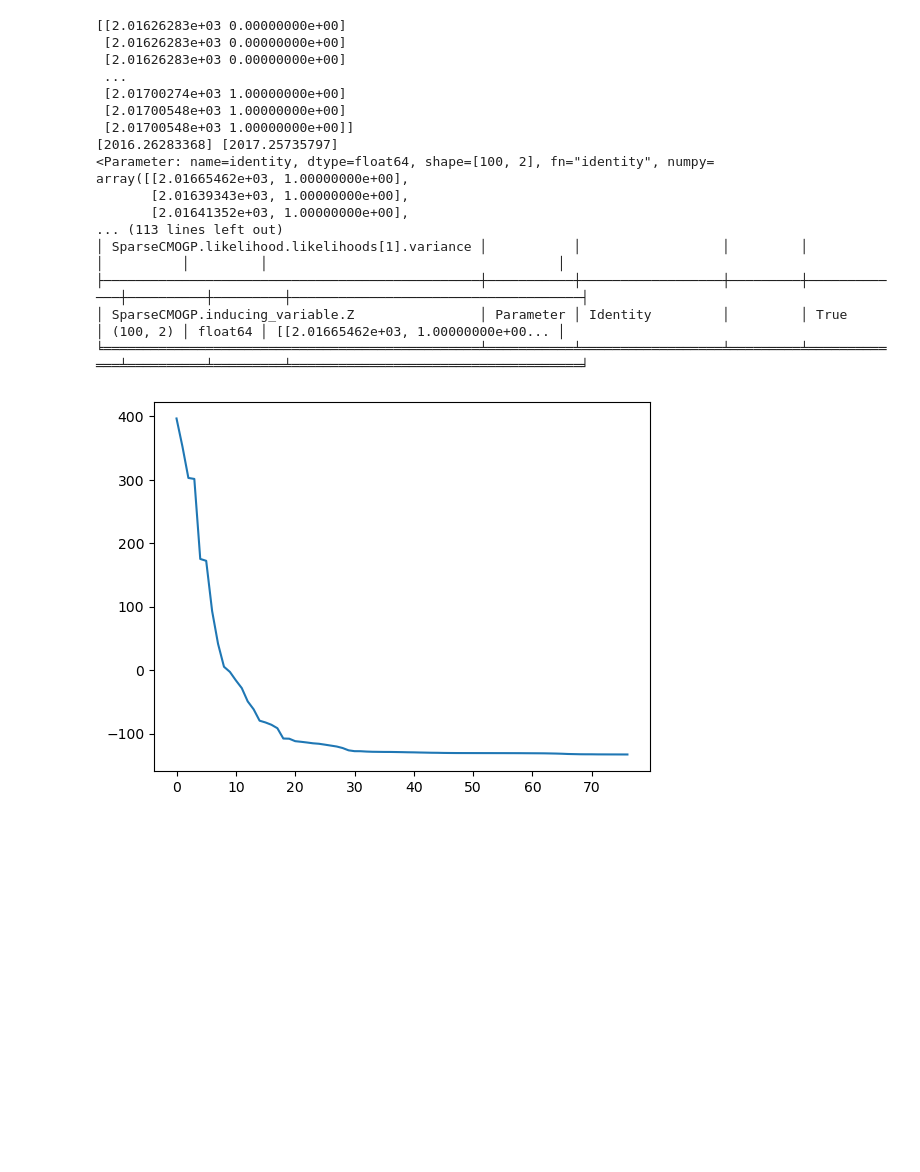
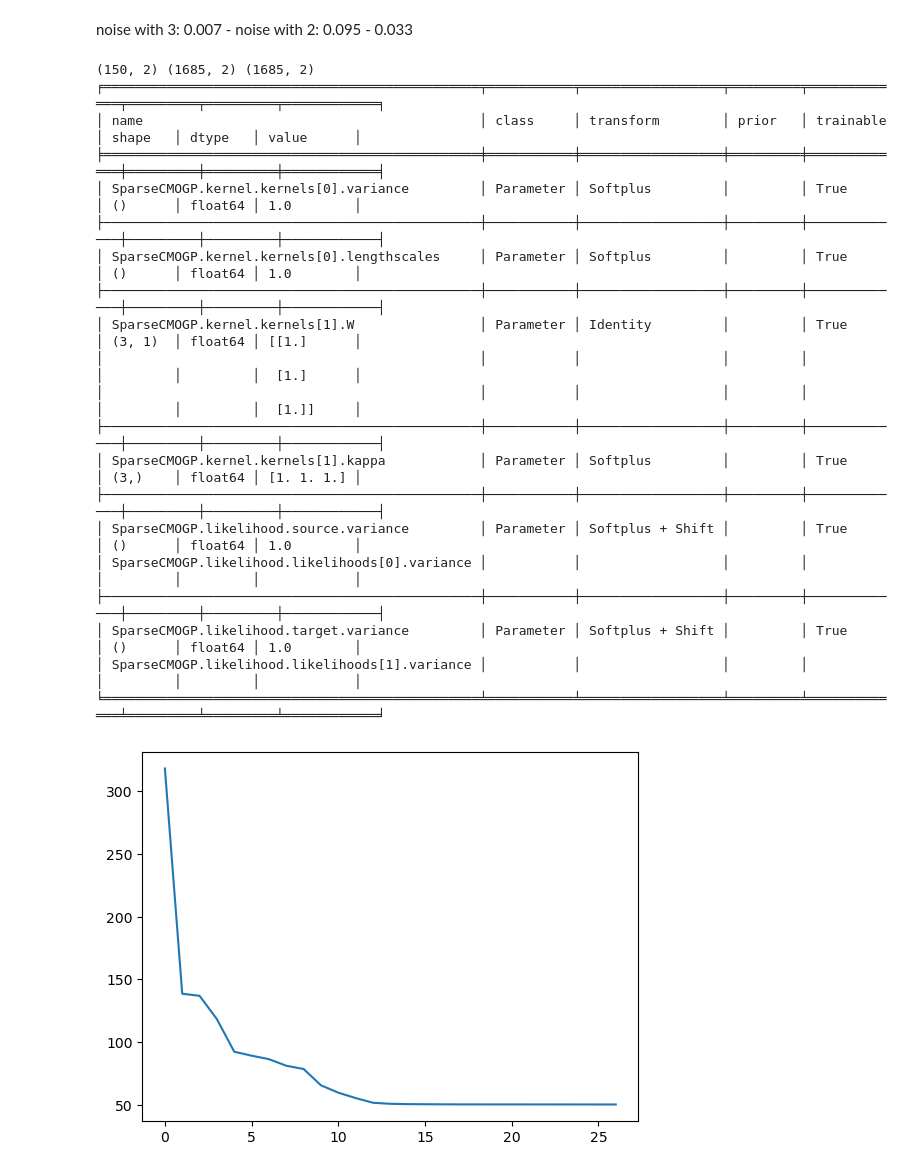
Before and after one commit to JVerbeek/at-gpflow, a Jupyter notebook: experiments/soil-moisture/soil_transfer_learning.ipynb, the cells around one changed output. Cells and saved outputs as stored; diff of their text form; code cells hidden in the pictures; blank space fills up the shorter version.

```diff
--- a/experiments/soil-moisture/soil_transfer_learning.ipynb
+++ b/experiments/soil-moisture/soil_transfer_learning.ipynb
@@ -15,9 +15,9 @@ sys.path.append(str(at_dir))
 sys.path.append(str(subdir))
 BASE = str(subdir)
 
-source = pd.read_csv(BASE+"/data/station_data/RM_SM_14_calibrated.csv")
+source = pd.read_csv(BASE+"/data/station_data/RM_SM_15_calibrated.csv")
 source2 = pd.read_csv(BASE+"/data/station_data/RM_SM_02_calibrated.csv")
-target = pd.read_csv(BASE+"/data/station_data/RM_SM_15_calibrated.csv")
+target = pd.read_csv(BASE+"/data/station_data/RM_SM_14_calibrated.csv")
 source["Measurement Time"] = pd.to_datetime(source["Measurement Time"])
 source2["Measurement Time"] = pd.to_datetime(source2["Measurement Time"])
 target["Measurement Time"] = pd.to_datetime(target["Measurement Time"])
@@ -26,8 +26,8 @@ source.index = source["Measurement Time"]
 source2.index = source2["Measurement Time"]
 target.index = target["Measurement Time"]
 
-source = source.resample("3H").last()
-source2 = source2.resample("3H").last()
+source = source.resample("12H").last()
+source2 = source2.resample("24H").last()
 target = target.resample("12H").last()
 
 source['decimal_year'] = source['Measurement Time'].dt.year + (source['Measurement Time'].dt.dayofyear - 1) / 365.25
@@ -66,18 +66,19 @@ By = By_nans[~np.isnan(By_nans)].reshape(-1, 1)
 By = (By - By.mean()) / np.std(By)
 Bx = Bx[~np.isnan(By_nans)].reshape(-1, 1)
 
-Xtest = Bx[int(len(Bx)*0.75):]
-ytest = By[int(len(By)*0.75):]
-Bx = Bx[:int(len(Bx)*0.75)]
-By = By[:int(len(By)*0.75)]
 
 Cy_nans = source2["5 cm VWC [m3/m3]"].to_numpy().reshape(-1, 1)
 Cy = Cy_nans[~np.isnan(Cy_nans)].reshape(-1, 1)
 Cy = (Cy - Cy.mean()) / np.std(Cy)
 Cx = Cx[~np.isnan(Cy_nans)].reshape(-1, 1)
 
-X = np.vstack((np.hstack((Ax, np.zeros_like(Ax))), np.hstack((Bx, np.ones_like(Bx)))))
-y = np.vstack((np.hstack((Ay, np.zeros_like(Ay))), np.hstack((By, np.ones_like(By)))))
+Xtest = Cx[int(len(Cx)*0.9):]
+ytest = Cy[int(len(Cy)*0.9):]
+Cx = Cx[:int(len(Cx)*0.9)]
+Cy = Cy[:int(len(Cy)*0.9)]
+
+X = np.vstack((np.hstack((Ax, np.zeros_like(Ax))), np.hstack((Bx, np.ones_like(Bx))), np.hstack((Cx, 2*np.ones_like(Cx)))))
+y = np.vstack((np.hstack((Ay, np.zeros_like(Ay))), np.hstack((By, np.ones_like(By))), np.hstack((Cy, 2*np.ones_like(Cy)))))
 plt.plot(Ax, Ay)
 plt.plot(Bx, By)
 plt.plot(Cx, Cy)
@@ -210,60 +228,66 @@ TensorShape([3288, 183])
+# %% [markdown]
+noise with 3: 0.007 -
+noise with 2: 0.095 - 0.033
 # %%
 from atmodel import SparseCMOGP, ConditionalMOGP
 from atlikelihood import TransferLikelihood
 import gpflow as gpf
-from robust_svgp import LMCInducingVariable
+from robust_svgp import LMCInducingVariable, LMCInducingPointsBase
 
 def optimize(m):
     opt = gpf.optimizers.Scipy()
     res = opt.minimize(m.training_loss, m.trainable_variables, track_loss_history=True, options={"disp": 50})
     plt.plot(res["loss_history"])
     plt.show()
 
-output_dim = 2  # Number of outputs
+output_dim = 3 # Number of outputs
 rank = 1  # Rank of W
 
 # Base kernel
 k = gpf.kernels.Matern32(active_dims=[0])
 
 # Coregion kernel
 coreg = gpf.kernels.Coregion(
     output_dim=output_dim, rank=rank, active_dims=[1]
 )
-nIVS = 100
-print(X)
+nIVS = 50 * output_dim
 ivs = np.linspace(np.min(X[:,0]), np.max(X[:,0]), nIVS).reshape(-1, 1)
-print(ivs[0], ivs[-1])
-iv_ind = np.concatenate((np.ones((int(nIVS/2),1 )), np.zeros((int(nIVS/2), 1))))  # I guess the IPs for the target don't matter here, but this makes the comparison fair.
+iv_ind = [j * np.ones((int(nIVS/output_dim), 1)) for j in range(output_dim)]
+iv_ind = np.concatenate(iv_ind)  # I guess the IPs for the target don't matter here, but this makes the comparison fair.
 shuffle = np.random.permutation(np.arange(len(ivs)))
 ivs = ivs[shuffle]
 ivs = np.hstack((ivs, iv_ind))
+print(ivs.shape, X.shape, y.shape)
 kern = k * coreg
 #m = ConditionalMOGP((X, y), kernel=kern, likelihood=TransferLikelihood(source=gpf.likelihoods.Gaussian(), target=gpf.likelihoods.Gaussian()))
-model2 = SparseCMOGP((X, y), exact_target=False, kernel=kern, jitter=1e-5, inducing_variable=LMCInducingVariable(ivs), likelihood=TransferLikelihood(source=gpf.likelihoods.Gaussian(), target=gpf.likelihoods.Gaussian()))
+model2 = SparseCMOGP((X, y), conditioning_index=2, exact_target=False, kernel=kern, jitter=1e-5, inducing_variable=LMCInducingPointsBase(ivs), likelihood=TransferLikelihood(source=gpf.likelihoods.Gaussian(), target=gpf.likelihoods.Gaussian()))
 #gpf.set_trainable(m.kernel.kernels[0].variance, True)
 #gpf.set_trainable(m.likelihood.source.variance, False)
-print(model2.inducing_variable.Z)
+#print(model2.conditional_likelihood(decompose_likelihood=True))
 
 gpf.utilities.print_summary(model2)
 optimize(model2)
 gpf.utilities.print_summary(model2)
 print(model2.inducing_variable.Z)
 # %% [output]
-[[2.01626283e+03 0.00000000e+00]
- [2.01626283e+03 0.00000000e+00]
- [2.01626283e+03 0.00000000e+00]
- ...
- [2.01700274e+03 1.00000000e+00]
- [2.01700548e+03 1.00000000e+00]
- [2.01700548e+03 1.00000000e+00]]
-[2016.26283368] [2017.25735797]
-<Parameter: name=identity, dtype=float64, shape=[100, 2], fn="identity", numpy=
-array([[2.01665462e+03, 1.00000000e+00],
-       [2.01639343e+03, 1.00000000e+00],
-       [2.01641352e+03, 1.00000000e+00],
-... (113 lines left out)
-│ SparseCMOGP.likelihood.likelihoods[1].variance │           │                  │         │             │          │         │                                     │
-├────────────────────────────────────────────────┼───────────┼──────────────────┼─────────┼─────────────┼──────────┼─────────┼─────────────────────────────────────┤
-│ SparseCMOGP.inducing_variable.Z                │ Parameter │ Identity         │         │ True        │ (100, 2) │ float64 │ [[2.01665462e+03, 1.00000000e+00... │
-╘════════════════════════════════════════════════╧═══════════╧══════════════════╧═════════╧═════════════╧══════════╧═════════╧═════════════════════════════════════╛
+(150, 2) (1685, 2) (1685, 2)
+╒════════════════════════════════════════════════╤═══════════╤══════════════════╤═════════╤═════════════╤═════════╤═════════╤════════════╕
+│ name                                           │ class     │ transform        │ prior   │ trainable   │ shape   │ dtype   │ value      │
+╞════════════════════════════════════════════════╪═══════════╪══════════════════╪═════════╪═════════════╪═════════╪═════════╪════════════╡
+│ SparseCMOGP.kernel.kernels[0].variance         │ Parameter │ Softplus         │         │ True        │ ()      │ float64 │ 1.0        │
+├────────────────────────────────────────────────┼───────────┼──────────────────┼─────────┼─────────────┼─────────┼─────────┼────────────┤
+│ SparseCMOGP.kernel.kernels[0].lengthscales     │ Parameter │ Softplus         │         │ True        │ ()      │ float64 │ 1.0        │
+├────────────────────────────────────────────────┼───────────┼──────────────────┼─────────┼─────────────┼─────────┼─────────┼────────────┤
+│ SparseCMOGP.kernel.kernels[1].W                │ Parameter │ Identity         │         │ True        │ (3, 1)  │ float64 │ [[1.]      │
+│                                                │           │                  │         │             │         │         │  [1.]      │
+│                                                │           │                  │         │             │         │         │  [1.]]     │
+├────────────────────────────────────────────────┼───────────┼──────────────────┼─────────┼─────────────┼─────────┼─────────┼────────────┤
+│ SparseCMOGP.kernel.kernels[1].kappa            │ Parameter │ Softplus         │         │ True        │ (3,)    │ float64 │ [1. 1. 1.] │
+├────────────────────────────────────────────────┼───────────┼──────────────────┼─────────┼─────────────┼─────────┼─────────┼────────────┤
+│ SparseCMOGP.likelihood.source.variance         │ Parameter │ Softplus + Shift │         │ True        │ ()      │ float64 │ 1.0        │
+│ SparseCMOGP.likelihood.likelihoods[0].variance │           │                  │         │             │         │         │            │
+├────────────────────────────────────────────────┼───────────┼──────────────────┼─────────┼─────────────┼─────────┼─────────┼────────────┤
+│ SparseCMOGP.likelihood.target.variance         │ Parameter │ Softplus + Shift │         │ True        │ ()      │ float64 │ 1.0        │
+│ SparseCMOGP.likelihood.likelihoods[1].variance │           │                  │         │             │         │         │            │
+╘════════════════════════════════════════════════╧═══════════╧══════════════════╧═════════╧═════════════╧═════════╧═════════╧════════════╛
-[figure, old version]
+[figure, new version]
```
Also changed, not shown: parts of 10 cells of this notebook, 4 other files.
